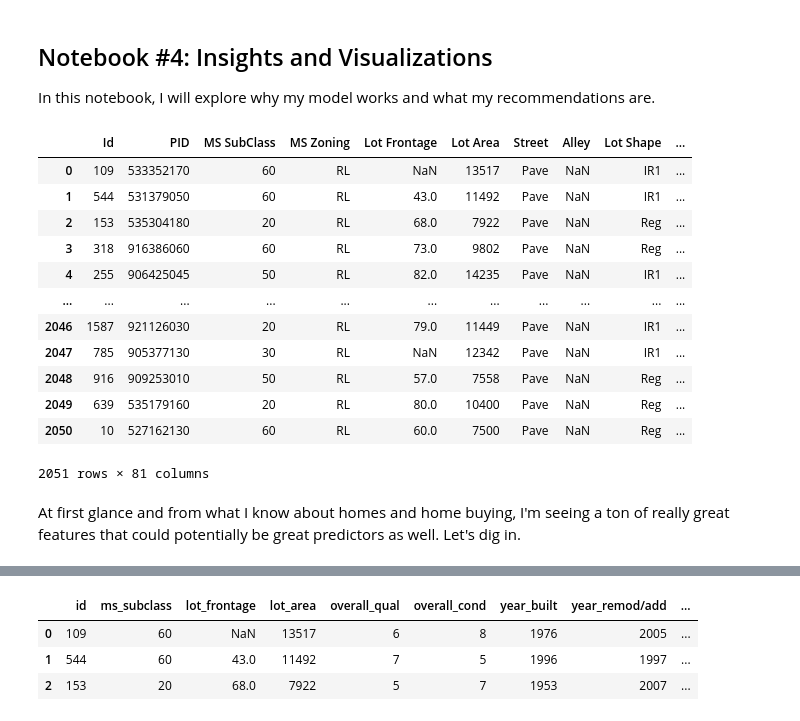
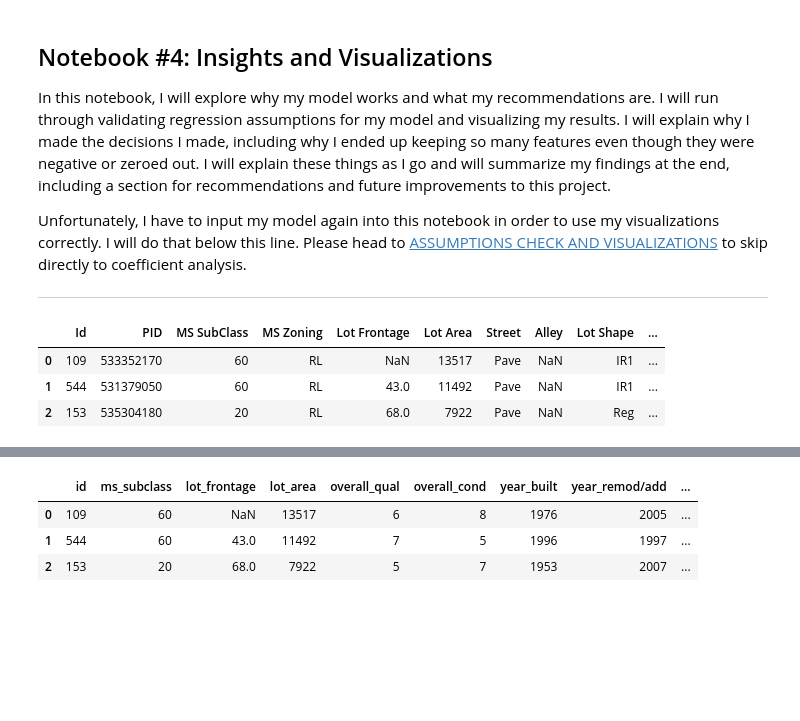
Before and after one commit to emilygama/Project-2-LassoCV-Modeling, a Jupyter notebook: code/04_Insights_and_Final_Visualizations.ipynb, the cells around one changed output, grey strips where cells are left out. Saved outputs shown, nothing was run; the diff lists cells and outputs as text; code cells hidden in the pictures; blank space fills up the shorter version.

```diff
--- a/code/04_Insights_and_Final_Visualizations.ipynb
+++ b/code/04_Insights_and_Final_Visualizations.ipynb
@@ -1,5 +1,9 @@
-# %% [markdown]
-## Notebook #4: Insights and Visualizations
-
-In this notebook, I will explore why my model works and what my recommendations are.
+# %% [markdown]
+## Notebook #4: Insights and Visualizations
+
+In this notebook, I will explore why my model works and what my recommendations are. I will run through validating regression assumptions for my model and visualizing my results. I will explain why I made the decisions I made, including why I ended up keeping so many features even though they were negative or zeroed out. I will explain these things as I go and will summarize my findings at the end, including a section for recommendations and future improvements to this project.
+
+Unfortunately, I have to input my model again into this notebook in order to use my visualizations correctly. I will do that below this line. Please head to  [ASSUMPTIONS CHECK AND VISUALIZATIONS](#ASSUMPTIONS_CHECK_AND_VISUALIZATIONS) to skip directly to coefficient analysis.
+
+---
 # %%
@@ -16,20 +33,9 @@ if not sys.warnoptions:
 # %%
 df_house = pd.read_csv('./datasets/train.csv')
 pd.set_option('display.max_columns', None)
-df_house
+df_house.head(3)
 # %% [output]
 |  | Id | PID | MS SubClass | MS Zoning | Lot Frontage | Lot Area | Street | Alley | Lot Shape | ... |
 | 0 | 109 | 533352170 | 60 | RL | NaN | 13517 | Pave | NaN | IR1 | ... |
 | 1 | 544 | 531379050 | 60 | RL | 43.0 | 11492 | Pave | NaN | IR1 | ... |
 | 2 | 153 | 535304180 | 20 | RL | 68.0 | 7922 | Pave | NaN | Reg | ... |
-| 3 | 318 | 916386060 | 60 | RL | 73.0 | 9802 | Pave | NaN | Reg | ... |
-| 4 | 255 | 906425045 | 50 | RL | 82.0 | 14235 | Pave | NaN | IR1 | ... |
-| ... | ... | ... | ... | ... | ... | ... | ... | ... | ... | ... |
-| 2046 | 1587 | 921126030 | 20 | RL | 79.0 | 11449 | Pave | NaN | IR1 | ... |
-| 2047 | 785 | 905377130 | 30 | RL | NaN | 12342 | Pave | NaN | IR1 | ... |
-| 2048 | 916 | 909253010 | 50 | RL | 57.0 | 7558 | Pave | NaN | Reg | ... |
-| 2049 | 639 | 535179160 | 20 | RL | 80.0 | 10400 | Pave | NaN | Reg | ... |
-| 2050 | 10 | 527162130 | 60 | RL | 60.0 | 7500 | Pave | NaN | Reg | ... |
-2051 rows × 81 columns
-# %% [markdown]
-At first glance and from what I know about homes and home buying, I'm seeing a ton of really great features that could potentially be great predictors as well. Let's dig in.
```
Also changed, not shown: parts of 76 cells of this notebook, 14 other files.
